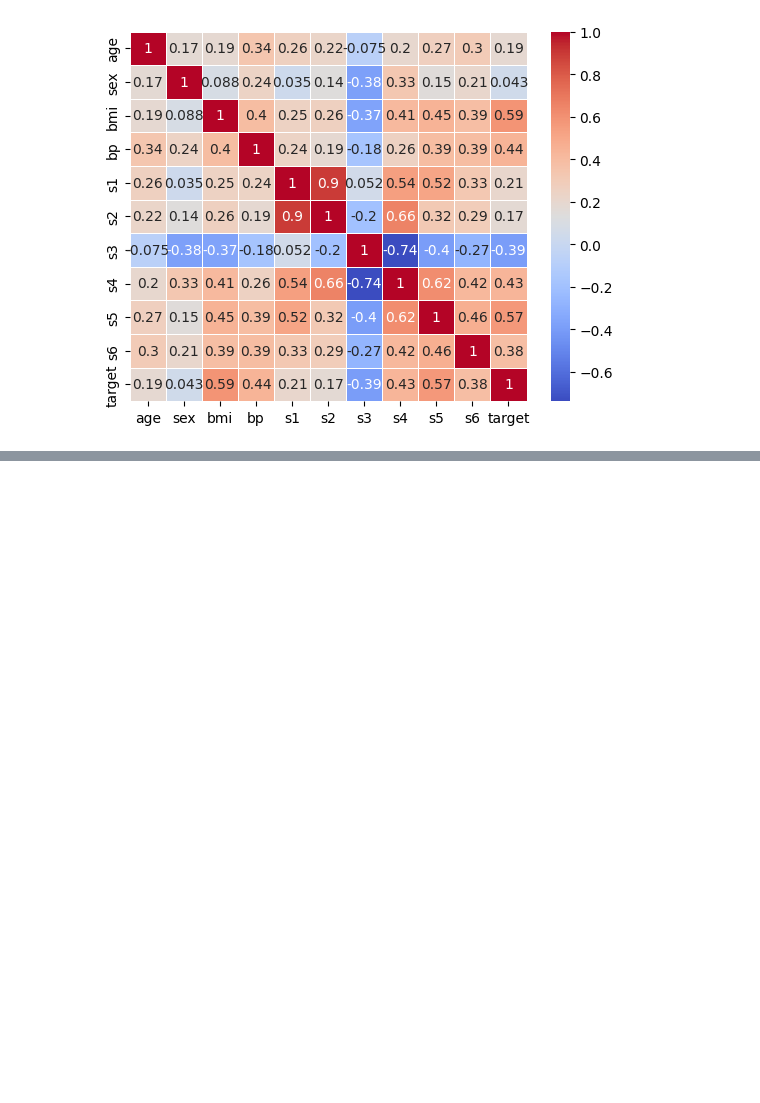
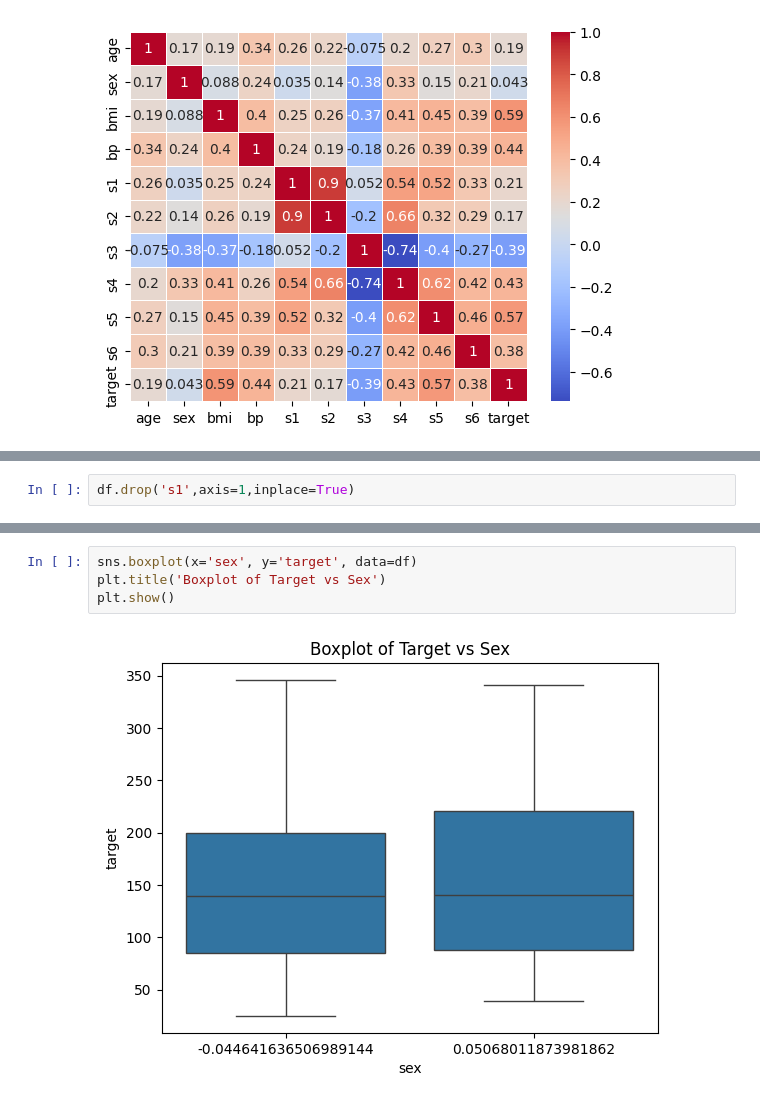
Before and after one commit to abbab23/colab, a Jupyter notebook: torch_stocks.ipynb, the cells around one changed output, grey strips where cells are left out. Saved outputs shown, nothing was run; the diff lists cells and outputs as text; blank space fills up the shorter version.

```diff
--- a/torch_stocks.ipynb
+++ b/torch_stocks.ipynb
@@ -200,0 +210,2 @@ sns.heatmap(df.corr(),annot=True,cmap='coolwarm',linewidths=0.5)
+# %%
+df.drop('s1',axis=1,inplace=True)
@@ -200,0 +228,6 @@ sns.heatmap(df.corr(),annot=True,cmap='coolwarm',linewidths=0.5)
+# %%
+sns.boxplot(x='sex', y='target', data=df)
+plt.title('Boxplot of Target vs Sex')
+plt.show()
+# %% [output]
+[figure, added]
```
Also changed, not shown: parts of 5 cells of this notebook.
